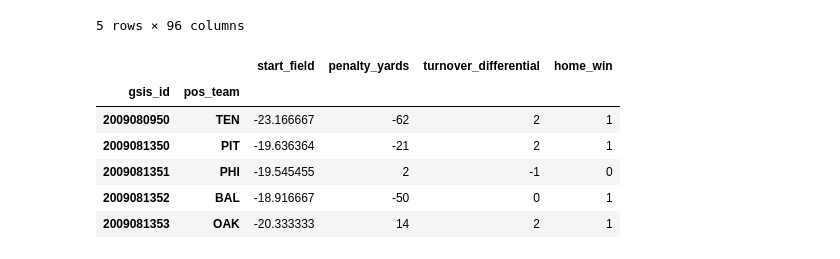
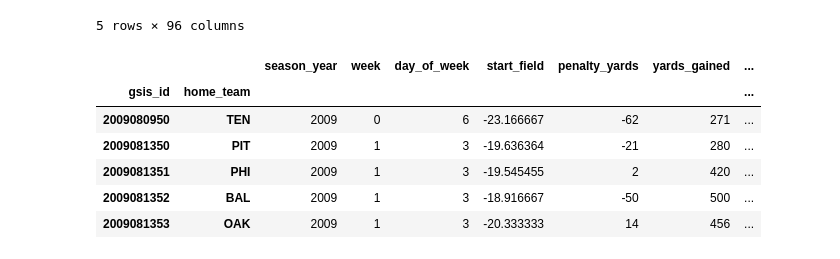
Before and after one commit to nrstott/nfldb_data_exploration, a Jupyter notebook: PCA.ipynb, the cells around one changed output. Cells and saved outputs as stored; diff of their text form; code cells hidden in the pictures.

```diff
--- a/PCA.ipynb
+++ b/PCA.ipynb
@@ -58,22 +58,35 @@ agg_play.head()
 # %%
 game_drive = game.merge(drive, left_on=['gsis_id', 'home_team'], right_on=['gsis_id', 'pos_team'])
 
-features = ['turnover_differential', 'avg_start_field', 'penalty_yds']
-
-grouped_game_drive = game_drive.groupby(['gsis_id', 'pos_team'])
+grouped_game_drive = game_drive.groupby(['gsis_id', 'home_team'])
+week = grouped_game_drive['week'].first()
+season_year = grouped_game_drive['season_year'].first()
 mean_start_field = grouped_game_drive['start_field'].mean()
 penalty_yards = grouped_game_drive['penalty_yards'].sum()
 turnover_differential = grouped_game_drive['turnover_differential'].first()
+yards_gained = grouped_game_drive['yards_gained'].sum()
 home_win = grouped_game_drive['home_win'].first()
+day_of_week = grouped_game_drive['day_of_week'].first()
 
-agg_game_drive = pd.concat([mean_start_field, penalty_yards, turnover_differential, home_win], axis=1)
+numeric_days = {
+    'Monday': 0,
+    'Tuesday': 1,
+    'Wednesday': 2,
+    'Thursday': 3,
+    'Friday': 4,
+    'Saturday': 5,
+    'Sunday': 6
+}
+
+agg_game_drive = pd.concat([season_year, week, day_of_week, mean_start_field, penalty_yards, yards_gained, turnover_differential, home_win], axis=1)
 agg_game_drive.home_win = agg_game_drive.home_win.astype(int)
+agg_game_drive.day_of_week = agg_game_drive.day_of_week.apply(lambda x: numeric_days[x])
 agg_game_drive.head()
 # %% [output]
-|  |  | start_field | penalty_yards | turnover_differential | home_win |
-| gsis_id | pos_team |  |  |  |  |
-| 2009080950 | TEN | -23.166667 | -62 | 2 | 1 |
-| 2009081350 | PIT | -19.636364 | -21 | 2 | 1 |
-| 2009081351 | PHI | -19.545455 | 2 | -1 | 0 |
-| 2009081352 | BAL | -18.916667 | -50 | 0 | 1 |
-| 2009081353 | OAK | -20.333333 | 14 | 2 | 1 |
+|  |  | season_year | week | day_of_week | start_field | penalty_yards | yards_gained | ... |
+| gsis_id | home_team |  |  |  |  |  |  | ... |
+| 2009080950 | TEN | 2009 | 0 | 6 | -23.166667 | -62 | 271 | ... |
+| 2009081350 | PIT | 2009 | 1 | 3 | -19.636364 | -21 | 280 | ... |
+| 2009081351 | PHI | 2009 | 1 | 3 | -19.545455 | 2 | 420 | ... |
+| 2009081352 | BAL | 2009 | 1 | 3 | -18.916667 | -50 | 500 | ... |
+| 2009081353 | OAK | 2009 | 1 | 3 | -20.333333 | 14 | 456 | ... |
```
Also changed, not shown: parts of 21 cells of this notebook.
